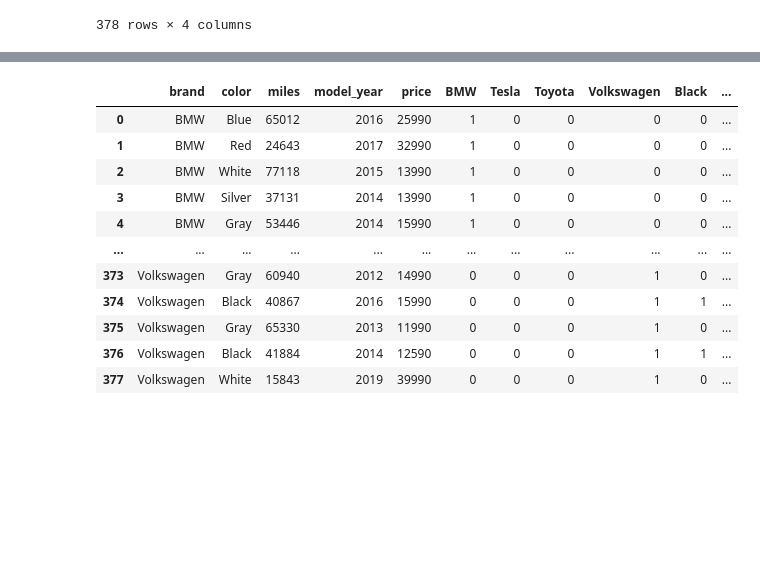
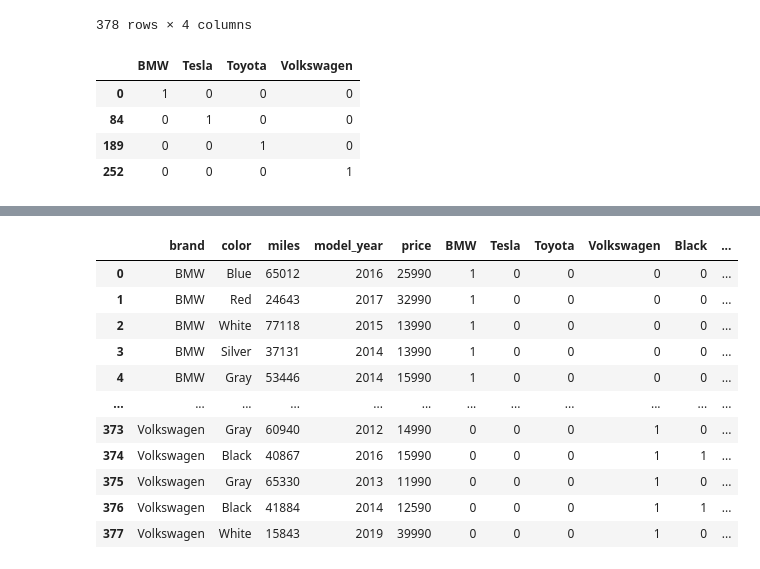
Before and after one commit to jalfgit/cars_analytics, a Jupyter notebook: EDA.ipynb, the cells around one changed output, grey strips where cells are left out. Cells and saved outputs as stored; diff of their text form; code cells hidden in the pictures; blank space fills up the shorter version.

```diff
--- a/EDA.ipynb
+++ b/EDA.ipynb
@@ -84,3 +118,12 @@ pd.get_dummies(cars['brand'])
 | 376 | 0 | 0 | 0 | 1 |
 | 377 | 0 | 0 | 0 | 1 |
 378 rows × 4 columns
+# %%
+# get only the unique items in our list to build a formula to select cars
+pd.get_dummies(cars['brand']).drop_duplicates()
+# %% [output]
+|  | BMW | Tesla | Toyota | Volkswagen |
+| 0 | 1 | 0 | 0 | 0 |
+| 84 | 0 | 1 | 0 | 0 |
+| 189 | 0 | 0 | 1 | 0 |
+| 252 | 0 | 0 | 0 | 1 |
```
Also changed, not shown: parts of 26 cells of this notebook, 7 other files.
